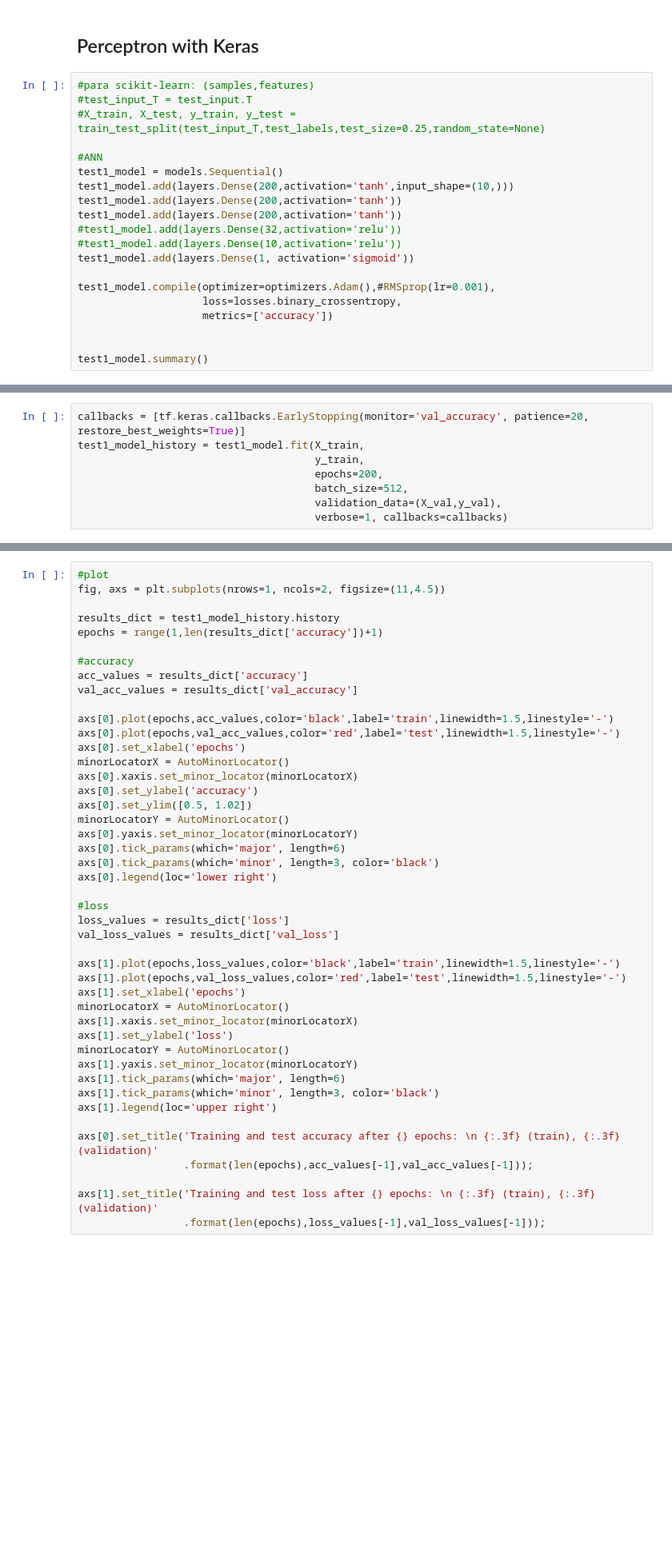
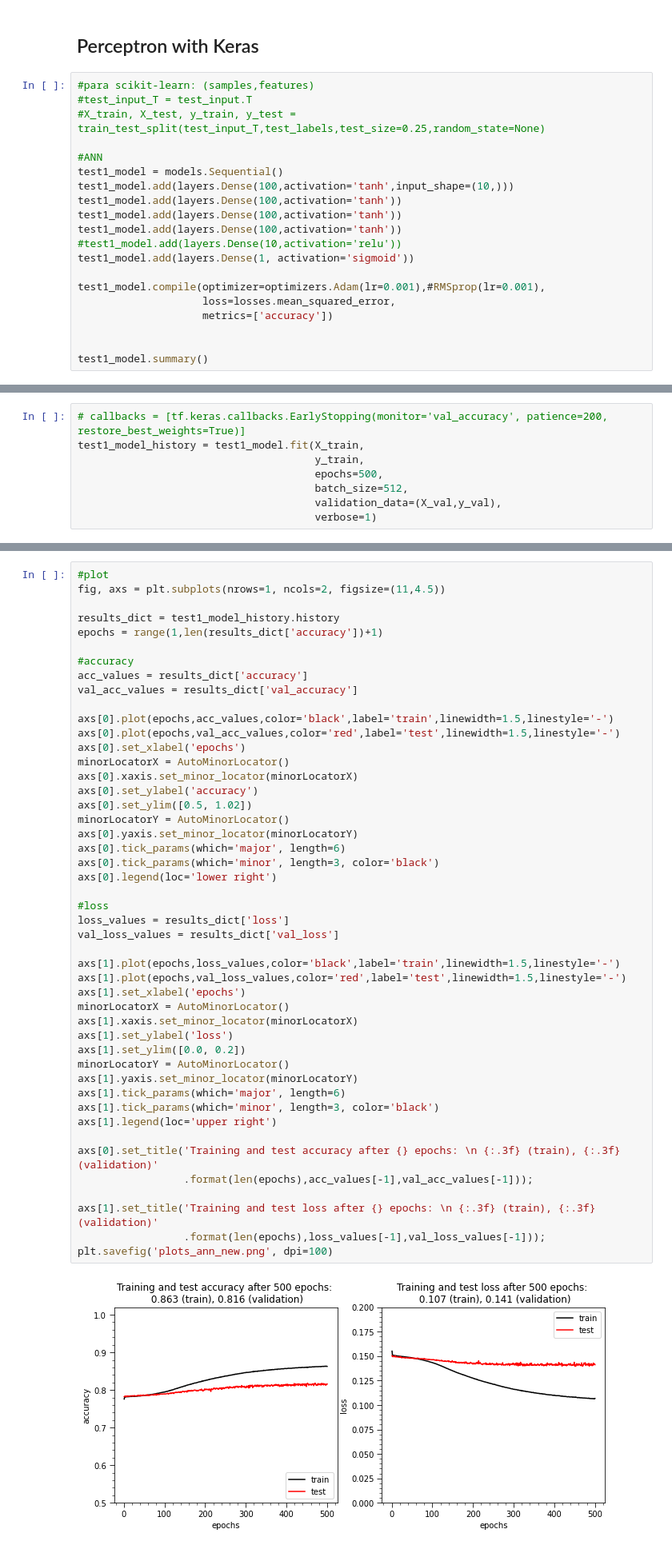
Before and after one commit to igomezv/ANN_Nbody, a Jupyter notebook: ANN_NBody_genetic_hyperparameters.ipynb, the cells around one changed output, grey strips where cells are left out. Shown at 80% size. Drawn from its saved outputs; the diff is of its cells as text; blank space fills up the shorter version.

Commit message:
new ann model with hyp tuning with ga

```diff
--- a/ANN_NBody_genetic_hyperparameters.ipynb
+++ b/ANN_NBody_genetic_hyperparameters.ipynb
@@ -235,15 +263,15 @@ np.set_printoptions(precision=2)
 
 #ANN
 test1_model = models.Sequential()
-test1_model.add(layers.Dense(200,activation='tanh',input_shape=(10,)))
-test1_model.add(layers.Dense(200,activation='tanh'))
-test1_model.add(layers.Dense(200,activation='tanh'))
-#test1_model.add(layers.Dense(32,activation='relu'))
+test1_model.add(layers.Dense(100,activation='tanh',input_shape=(10,)))
+test1_model.add(layers.Dense(100,activation='tanh'))
+test1_model.add(layers.Dense(100,activation='tanh'))
+test1_model.add(layers.Dense(100,activation='tanh'))
 #test1_model.add(layers.Dense(10,activation='relu'))
 test1_model.add(layers.Dense(1, activation='sigmoid'))
 
-test1_model.compile(optimizer=optimizers.Adam(),#RMSprop(lr=0.001),
-                    loss=losses.binary_crossentropy,
+test1_model.compile(optimizer=optimizers.Adam(lr=0.001),#RMSprop(lr=0.001),
+                    loss=losses.mean_squared_error,
                     metrics=['accuracy'])
 
 
@@ -251,8 +300,8 @@ test1_model.summary()
 # %%
-callbacks = [tf.keras.callbacks.EarlyStopping(monitor='val_accuracy', patience=20, restore_best_weights=True)]
+# callbacks = [tf.keras.callbacks.EarlyStopping(monitor='val_accuracy', patience=200, restore_best_weights=True)]
 test1_model_history = test1_model.fit(X_train,
                                       y_train,
-                                      epochs=200,
+                                      epochs=500,
                                       batch_size=512,
                                       validation_data=(X_val,y_val),
-                                      verbose=1, callbacks=callbacks)
+                                      verbose=1)
@@ -274,33 +343,37 @@ minorLocatorX = AutoMinorLocator()
 axs[0].xaxis.set_minor_locator(minorLocatorX)
 axs[0].set_ylabel('accuracy')
 axs[0].set_ylim([0.5, 1.02])
 minorLocatorY = AutoMinorLocator()
 axs[0].yaxis.set_minor_locator(minorLocatorY)
 axs[0].tick_params(which='major', length=6)
 axs[0].tick_params(which='minor', length=3, color='black')
 axs[0].legend(loc='lower right')
 
 #loss
 loss_values = results_dict['loss']
 val_loss_values = results_dict['val_loss']
 
 axs[1].plot(epochs,loss_values,color='black',label='train',linewidth=1.5,linestyle='-')
 axs[1].plot(epochs,val_loss_values,color='red',label='test',linewidth=1.5,linestyle='-')
 axs[1].set_xlabel('epochs')
 minorLocatorX = AutoMinorLocator()
 axs[1].xaxis.set_minor_locator(minorLocatorX)
 axs[1].set_ylabel('loss')
+axs[1].set_ylim([0.0, 0.2])
 minorLocatorY = AutoMinorLocator()
 axs[1].yaxis.set_minor_locator(minorLocatorY)
 axs[1].tick_params(which='major', length=6)
 axs[1].tick_params(which='minor', length=3, color='black')
 axs[1].legend(loc='upper right')
 
 axs[0].set_title('Training and test accuracy after {} epochs: \n {:.3f} (train), {:.3f} (validation)'
                  .format(len(epochs),acc_values[-1],val_acc_values[-1]));
 
 axs[1].set_title('Training and test loss after {} epochs: \n {:.3f} (train), {:.3f} (validation)'
                  .format(len(epochs),loss_values[-1],val_loss_values[-1]));
+plt.savefig('plots_ann_new.png', dpi=100)
+# %% [output]
+[figure, added]
 # %%
 ypred2 =test1_model.predict(X_test)
 #####
```
Also changed, not shown: parts of 9 cells of this notebook, 3 other files.
